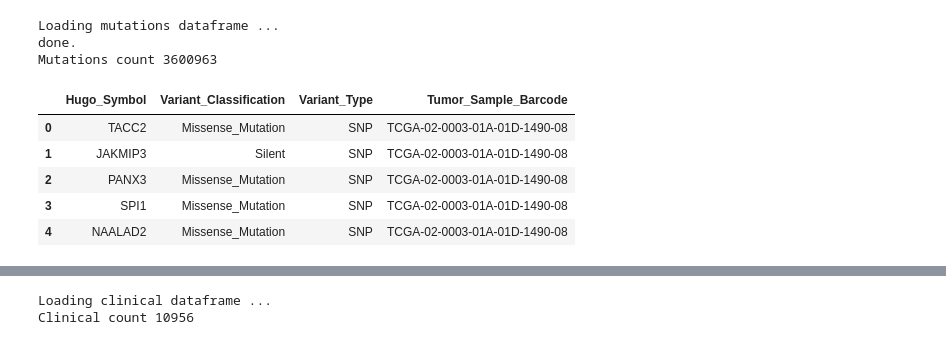
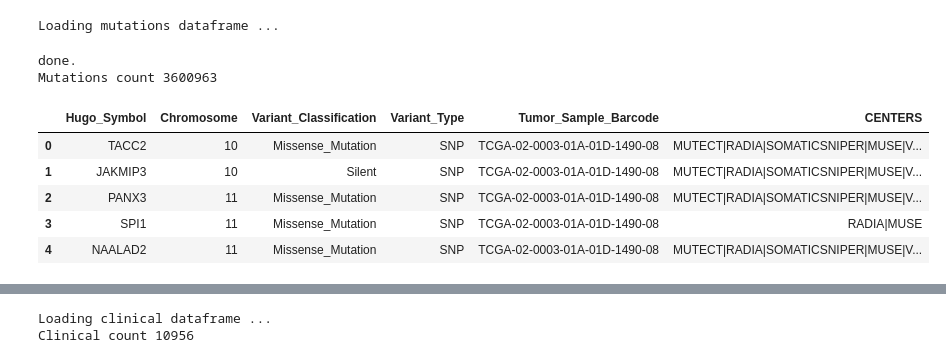
Before and after one commit to tonydisera/w207_6_sum19_g5_final_project, a Jupyter notebook: merge_pancancer_somatic_mutations/get_pancancer_clinical_and_mutation_data.ipynb, the cells around one changed output, grey strips where cells are left out. Drawn from its saved outputs; the diff is of its cells as text; code cells hidden in the pictures.

```diff
--- a/merge_pancancer_somatic_mutations/get_pancancer_clinical_and_mutation_data.ipynb
+++ b/merge_pancancer_somatic_mutations/get_pancancer_clinical_and_mutation_data.ipynb
@@ -25,20 +34,21 @@ done.
 # %%
 # Load the mutations dataframe
 print('Loading mutations dataframe ...')
 mutations = pd.read_csv("pancancer_mutations.maf.gz", compression='gzip',
                         sep='\t',
                         usecols=['Tumor_Sample_Barcode','Hugo_Symbol',
-                                 'Variant_Classification', 'Variant_Type'])
+                                 'Variant_Classification', 'Variant_Type',
+                                'Chromosome', 'CENTERS'])
 print("done.")
 print("Mutations count", mutations.Tumor_Sample_Barcode.count())
 display(mutations.head())
 # %% [output]
 Loading mutations dataframe ...
-done.
-Mutations count 3600963
+done.
+Mutations count 3600963
-|  | Hugo_Symbol | Variant_Classification | Variant_Type | Tumor_Sample_Barcode |
-| 0 | TACC2 | Missense_Mutation | SNP | TCGA-02-0003-01A-01D-1490-08 |
-| 1 | JAKMIP3 | Silent | SNP | TCGA-02-0003-01A-01D-1490-08 |
-| 2 | PANX3 | Missense_Mutation | SNP | TCGA-02-0003-01A-01D-1490-08 |
-| 3 | SPI1 | Missense_Mutation | SNP | TCGA-02-0003-01A-01D-1490-08 |
-| 4 | NAALAD2 | Missense_Mutation | SNP | TCGA-02-0003-01A-01D-1490-08 |
+|  | Hugo_Symbol | Chromosome | Variant_Classification | Variant_Type | Tumor_Sample_Barcode | CENTERS |
+| 0 | TACC2 | 10 | Missense_Mutation | SNP | TCGA-02-0003-01A-01D-1490-08 | MUTECT|RADIA|SOMATICSNIPER|MUSE|V... |
+| 1 | JAKMIP3 | 10 | Silent | SNP | TCGA-02-0003-01A-01D-1490-08 | MUTECT|RADIA|SOMATICSNIPER|MUSE|V... |
+| 2 | PANX3 | 11 | Missense_Mutation | SNP | TCGA-02-0003-01A-01D-1490-08 | MUTECT|RADIA|SOMATICSNIPER|MUSE|V... |
+| 3 | SPI1 | 11 | Missense_Mutation | SNP | TCGA-02-0003-01A-01D-1490-08 | RADIA|MUSE |
+| 4 | NAALAD2 | 11 | Missense_Mutation | SNP | TCGA-02-0003-01A-01D-1490-08 | MUTECT|RADIA|SOMATICSNIPER|MUSE|V... |
```
Also changed, not shown: parts of 7 cells of this notebook, 2 other files.
